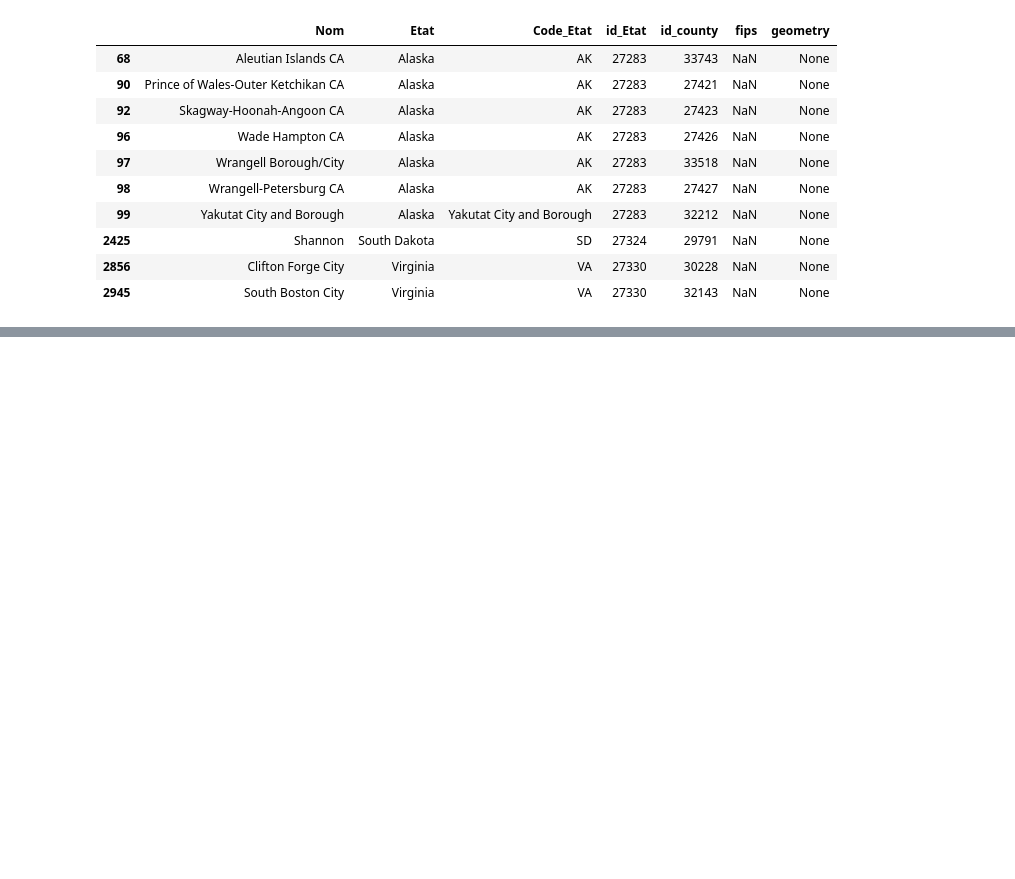
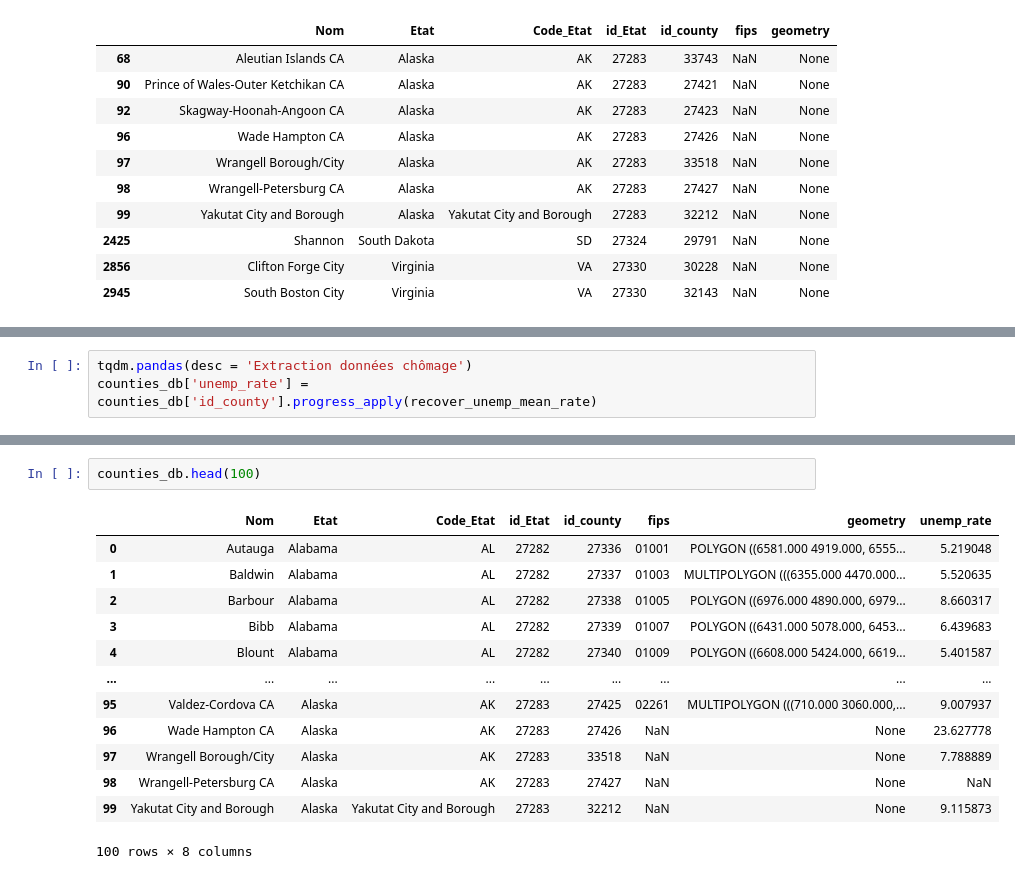
Before and after one commit to eleroux46/gun_violence, a Jupyter notebook: traitements_donnes.ipynb, the cells around one changed output, grey strips where cells are left out. Saved outputs shown, nothing was run; the diff lists cells and outputs as text; blank space fills up the shorter version.

Commit message:
unemp data !

```diff
--- a/traitements_donnes.ipynb
+++ b/traitements_donnes.ipynb
@@ -218,0 +282,3 @@ On a donc intégré les données géographiques pour chaque comté (presque, cer
+# %%
+tqdm.pandas(desc = 'Extraction données chômage')
+counties_db['unemp_rate'] = counties_db['id_county'].progress_apply(recover_unemp_mean_rate)
@@ -218,0 +295,16 @@ On a donc intégré les données géographiques pour chaque comté (presque, cer
+# %%
+counties_db.head(100)
+# %% [output]
+|  | Nom | Etat | Code_Etat | id_Etat | id_county | fips | geometry | unemp_rate |
+| 0 | Autauga | Alabama | AL | 27282 | 27336 | 01001 | POLYGON ((6581.000 4919.000, 6555... | 5.219048 |
+| 1 | Baldwin | Alabama | AL | 27282 | 27337 | 01003 | MULTIPOLYGON (((6355.000 4470.000... | 5.520635 |
+| 2 | Barbour | Alabama | AL | 27282 | 27338 | 01005 | POLYGON ((6976.000 4890.000, 6979... | 8.660317 |
+| 3 | Bibb | Alabama | AL | 27282 | 27339 | 01007 | POLYGON ((6431.000 5078.000, 6453... | 6.439683 |
+| 4 | Blount | Alabama | AL | 27282 | 27340 | 01009 | POLYGON ((6608.000 5424.000, 6619... | 5.401587 |
+| ... | ... | ... | ... | ... | ... | ... | ... | ... |
+| 95 | Valdez-Cordova CA | Alaska | AK | 27283 | 27425 | 02261 | MULTIPOLYGON (((710.000 3060.000,... | 9.007937 |
+| 96 | Wade Hampton CA | Alaska | AK | 27283 | 27426 | NaN | None | 23.627778 |
+| 97 | Wrangell Borough/City | Alaska | AK | 27283 | 33518 | NaN | None | 7.788889 |
+| 98 | Wrangell-Petersburg CA | Alaska | AK | 27283 | 27427 | NaN | None | NaN |
+| 99 | Yakutat City and Borough | Alaska | Yakutat City and Borough | 27283 | 32212 | NaN | None | 9.115873 |
+100 rows × 8 columns
```
Also changed, not shown: parts of 10 cells of this notebook.
